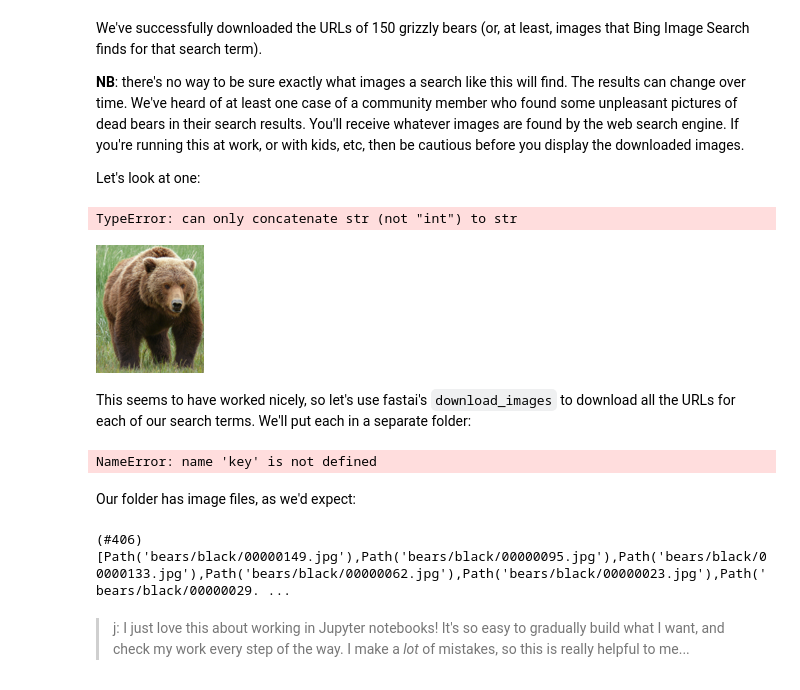
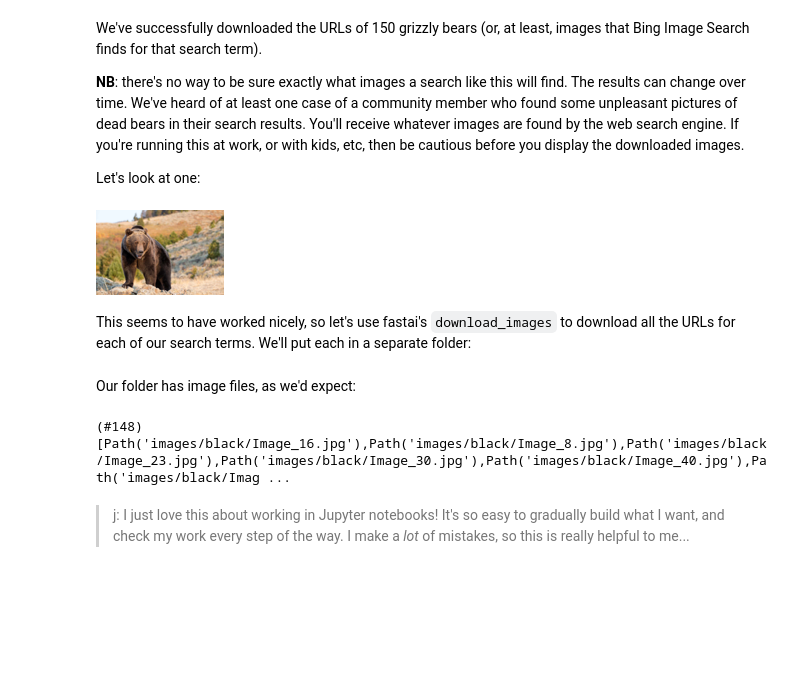
Before and after one commit to mail2venkie/fastbook, a Jupyter notebook: 02_production.ipynb, the cells around one changed output. Saved outputs shown, nothing was run; the diff lists cells and outputs as text; code cells hidden in the pictures; blank space fills up the shorter version.

```diff
--- a/02_production.ipynb
+++ b/02_production.ipynb
@@ -179,15 +187,8 @@ ims = ['http://3.bp.blogspot.com/-S1scRCkI3vY/UHzV2kucsPI/AAAAAAAAA-k/YQ5UzHEm9S
-# %%
-basePath = 'images/grizzly/grizzly'
-for im in ims:
-  i = 0
-  dest = basePath + i + '.jpg'
-  download_url(ims[0], dest)
-# %% [output]
-TypeError: can only concatenate str (not "int") to str
 # %%
+dest = "images/grizzly_bears/Image_1.jpg"
 im = Image.open(dest)
 im.to_thumb(128,128)
 # %% [output]
-[figure, old version]
+[figure, new version]
 # %% [markdown]
 This seems to have worked nicely, so let's use fastai's `download_images` to download all the URLs for each of our search terms. We'll put each in a separate folder:
@@ -197,20 +195,11 @@ path = Path('bears')
-# %%
-if not path.exists():
-    path.mkdir()
-    for o in bear_types:
-        dest = (path/o)
-        dest.mkdir(exist_ok=True)
-        results = search_images_bing(key, f'{o} bear')
-        download_images(dest, urls=results.attrgot('contentUrl'))
-# %% [output]
-NameError: name 'key' is not defined
 # %% [markdown]
 Our folder has image files, as we'd expect:
 # %%
+path = 'images'
 fns = get_image_files(path)
 fns
 # %% [output]
-(#406) [Path('bears/black/00000149.jpg'),Path('bears/black/00000095.jpg'),Path('bears/black/00000133.jpg'),Path('bears/black/00000062.jpg'),Path('bears/black/00000023.jpg'),Path('bears/black/00000029. ...
+(#148) [Path('images/black/Image_16.jpg'),Path('images/black/Image_8.jpg'),Path('images/black/Image_23.jpg'),Path('images/black/Image_30.jpg'),Path('images/black/Image_40.jpg'),Path('images/black/Imag ...
 # %% [markdown]
 > j: I just love this about working in Jupyter notebooks! It's so easy to gradually build what I want, and check my work every step of the way. I make a _lot_ of mistakes, so this is really helpful to me...
 # %% [markdown]
```
Also changed, not shown: parts of 9 cells of this notebook.
